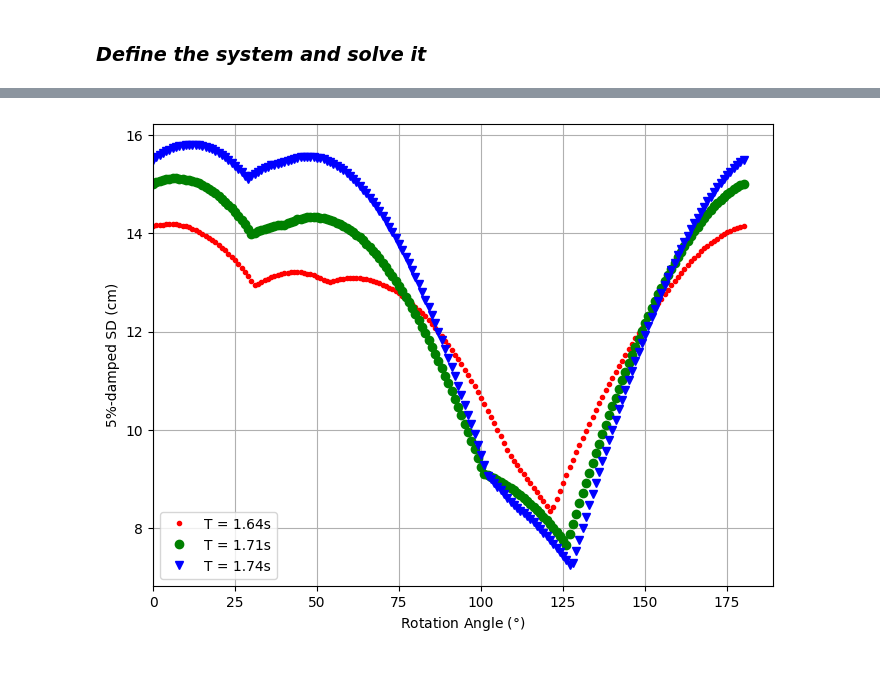
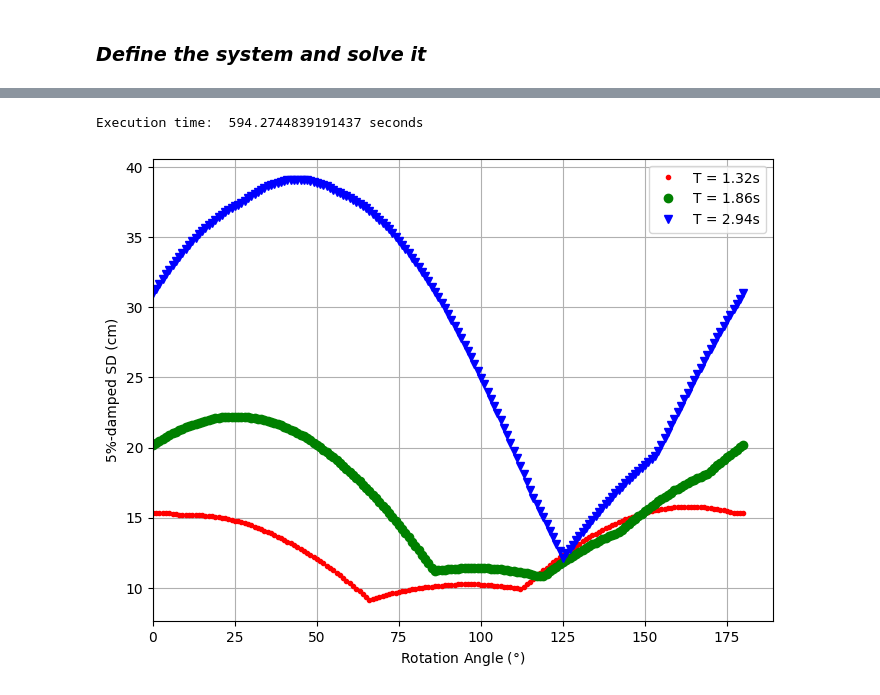
Before and after one commit to jorvend/JV-Research, a Jupyter notebook: UCI_Research/2_Building_model/RotD50_Spectra_Building.ipynb, the cells around one changed output, grey strips where cells are left out. Cells and saved outputs as stored; diff of their text form; code cells hidden in the pictures.

```diff
--- a/UCI_Research/2_Building_model/RotD50_Spectra_Building.ipynb
+++ b/UCI_Research/2_Building_model/RotD50_Spectra_Building.ipynb
@@ -327,7 +329,7 @@ def model_definition(period, damping):
 # %%
 # Plot geometry to check that it is correct
 ops.wipe()
-model_definition(1, 0.05)
+period = model_definition(1, 0.05)
 opsv.plot_model(element_labels=1,fig_wi_he=(50.0, 100.0),axis_off=1)
 ops.wipe()
 # %% [output]
@@ -345,0 +338,2 @@ period:  9.694060527716722
+# %%
+node_top=43
@@ -380,14 +379,14 @@ def define_analysis(a_ROT, time):
     ops.analysis('Transient')
 # %%
 # Solve system
-def solve_system(period, damping, a_ROT, time, analysis_dt):
+def solve_system(mass, damping, a_ROT, time, analysis_dt):
     """
     Solve the opensees system
 
     Parameters
     ------------
-    period : float
-        natural period of the structure (T [sec])
+    mass : float
+        mass to put at each story of the building
     damping : float
         damping value
     a_ROT : np.array
@@ -401,12 +400,14 @@ def solve_system(period, damping, a_ROT, time, analysis_dt):
     --------
     dictionary
         dictionary with 'displacement', 'velocity' and 'acceleration' keys
+    float
+        natural period of the structure (T [sec])
     """
 
     ops.wipe()
 
     # Model Definition
-    model_definition(period, damping)
+    period = model_definition(mass, damping)
 
     # Analysis Definition
     define_analysis(a_ROT, time)
@@ -425,7 +426,7 @@ def solve_system(period, damping, a_ROT, time, analysis_dt):
         outputs['velocity'].append(ops.nodeVel(node_top, 1))
         outputs['acceleration'].append(ops.nodeAccel(node_top, 1))
 
-    return outputs
+    return outputs, period
 # %%
 # Obtain ROTD50 function
 
@@ -518,33 +525,42 @@ def get_ROTD00(period, damping, a_ROT, time, analysis_dt):
 # %%
 # Get ROTD50 per each rotation angle
+st = t.time()
 
-period_values = [1.64, 1.71, 1.74]
+mass_values = [0.1, 0.2, 0.5]
+period_values = []
 damping = 0.05
 time = time1
 analysis_dt = dt1
 period_list=[]
-for ind in range(len(period_values)):
+for ind in range(len(mass_values)):
     rotd100_list = []
     for i in range(len(theta_list)):
         a_ROT = create_aROT(gmdata1, gmdata2, theta_list[i])
-        rotd100_theta = get_ROTD100(period_values[ind], damping, a_ROT, time, analysis_dt)
+        rotd100_theta, period = get_ROTD100(mass_values[ind], damping, a_ROT, time, analysis_dt)
         rotd100_list.append(rotd100_theta)
+    period_values.append(period)
 
     rotd100_list = np.array(rotd100_list)
     period_list.append(rotd100_list)
+
+et = t.time()
+elapsed_time = et - st
+print('Execution time: ', elapsed_time, 'seconds')
+# %% [output]
+Execution time:  594.2744839191437 seconds
 # %%
 # 5%-damped SD (cm) vs Rotation Angle
 
 plt.figure(figsize=(8,6)) #select the visualization size of the plot
-plt.plot(theta_list, period_list[0],".",color='r', label='T = 1.64s')
-plt.plot(theta_list, period_list[1],"o",color='g', label='T = 1.71s')
-plt.plot(theta_list, period_list[2],"v",color='b', label='T = 1.74s')
+plt.plot(theta_list, period_list[0],".",color='r', label='T = {period:.2f}s'.format(period=period_values[0]))
+plt.plot(theta_list, period_list[1],"o",color='g', label='T = {period:.2f}s'.format(period=period_values[1]))
+plt.plot(theta_list, period_list[2],"v",color='b', label='T = {period:.2f}s'.format(period=period_values[2]))
 plt.ylabel('5%-damped SD (cm)')
 plt.xlabel('Rotation Angle ($\degree$)')
 plt.grid()
 plt.xlim(left=0)
 plt.legend()
 plt.show()
 # %% [output]
-[figure, old version]
+[figure, new version]
 # %%
```
Also changed, not shown: parts of 21 cells of this notebook.
